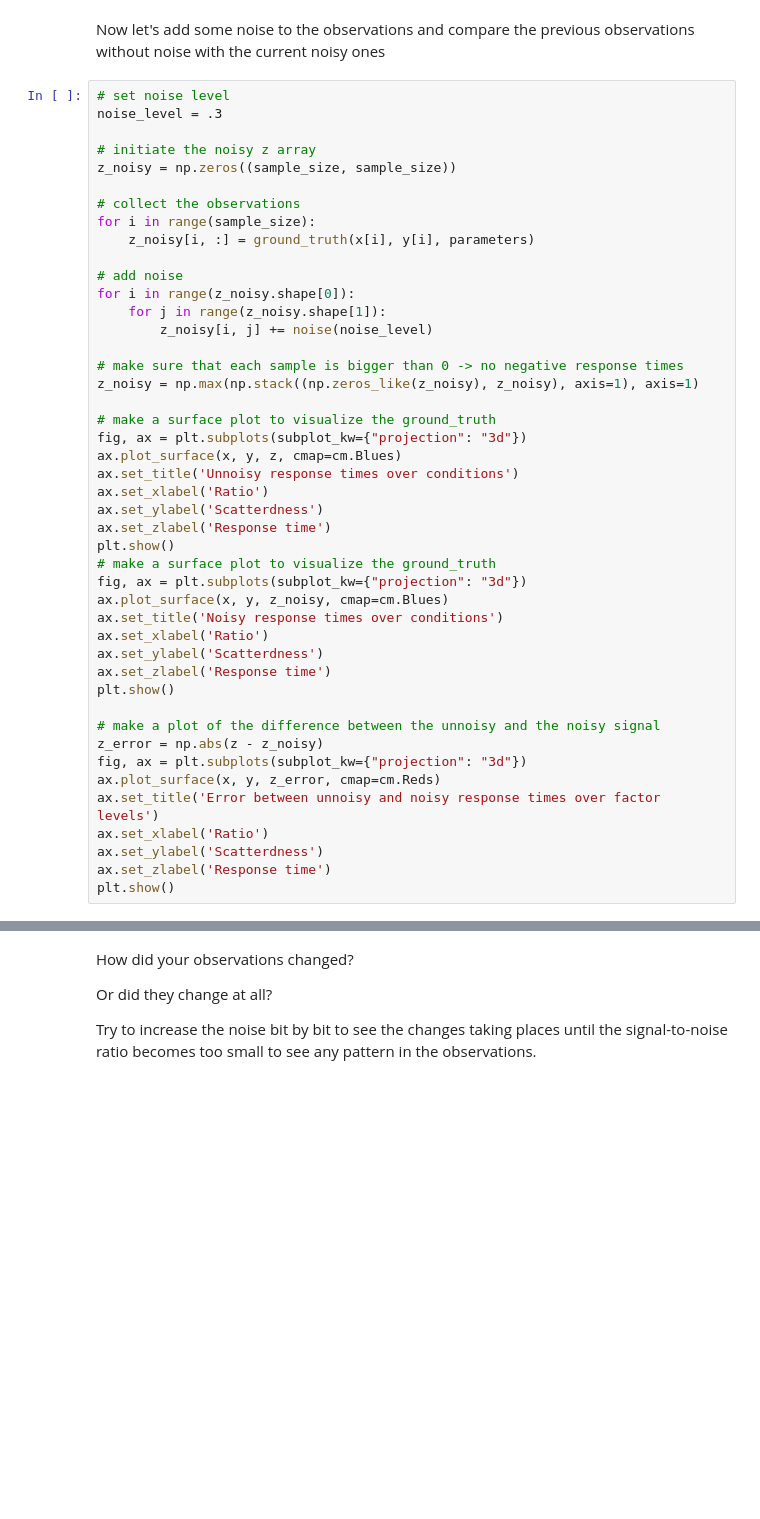
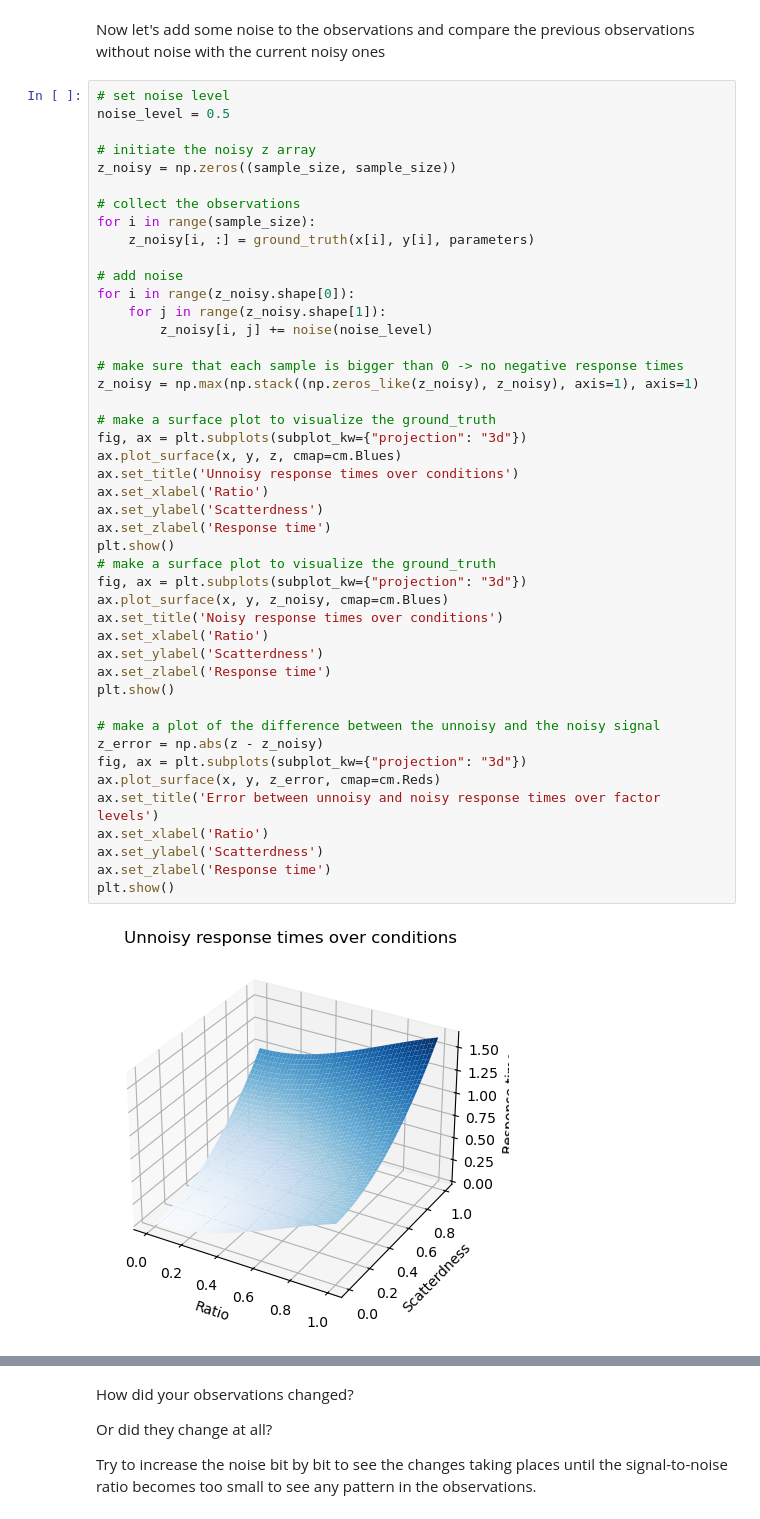
Before and after one commit to whyhardt/CourseOptimizingExperimentalDesign, a Jupyter notebook: tutorials/syntheticexperiments.ipynb, the cells around one changed output, grey strips where cells are left out. Drawn from its saved outputs; the diff is of its cells as text; blank space fills up the shorter version.

```diff
--- a/tutorials/syntheticexperiments.ipynb
+++ b/tutorials/syntheticexperiments.ipynb
@@ -167,7 +171,7 @@ plt.show()
 Now let's add some noise to the observations and compare the previous observations without noise with the current noisy ones
 # %%
 # set noise level
-noise_level = .3
+noise_level = 0.5
 
 # initiate the noisy z array
 z_noisy = np.zeros((sample_size, sample_size))
@@ -183,30 +187,32 @@ for i in range(z_noisy.shape[0]):
 
 # make sure that each sample is bigger than 0 -> no negative response times
 z_noisy = np.max(np.stack((np.zeros_like(z_noisy), z_noisy), axis=1), axis=1)
 
 # make a surface plot to visualize the ground_truth
 fig, ax = plt.subplots(subplot_kw={"projection": "3d"})
 ax.plot_surface(x, y, z, cmap=cm.Blues)
 ax.set_title('Unnoisy response times over conditions')
 ax.set_xlabel('Ratio')
 ax.set_ylabel('Scatterdness')
 ax.set_zlabel('Response time')
 plt.show()
 # make a surface plot to visualize the ground_truth
 fig, ax = plt.subplots(subplot_kw={"projection": "3d"})
 ax.plot_surface(x, y, z_noisy, cmap=cm.Blues)
 ax.set_title('Noisy response times over conditions')
 ax.set_xlabel('Ratio')
 ax.set_ylabel('Scatterdness')
 ax.set_zlabel('Response time')
 plt.show()
 
 # make a plot of the difference between the unnoisy and the noisy signal
 z_error = np.abs(z - z_noisy)
 fig, ax = plt.subplots(subplot_kw={"projection": "3d"})
 ax.plot_surface(x, y, z_error, cmap=cm.Reds)
 ax.set_title('Error between unnoisy and noisy response times over factor levels')
 ax.set_xlabel('Ratio')
 ax.set_ylabel('Scatterdness')
 ax.set_zlabel('Response time')
 plt.show()
+# %% [output]
+[figure, added]
```
Also changed, not shown: parts of 11 cells of this notebook, 7 other files.
